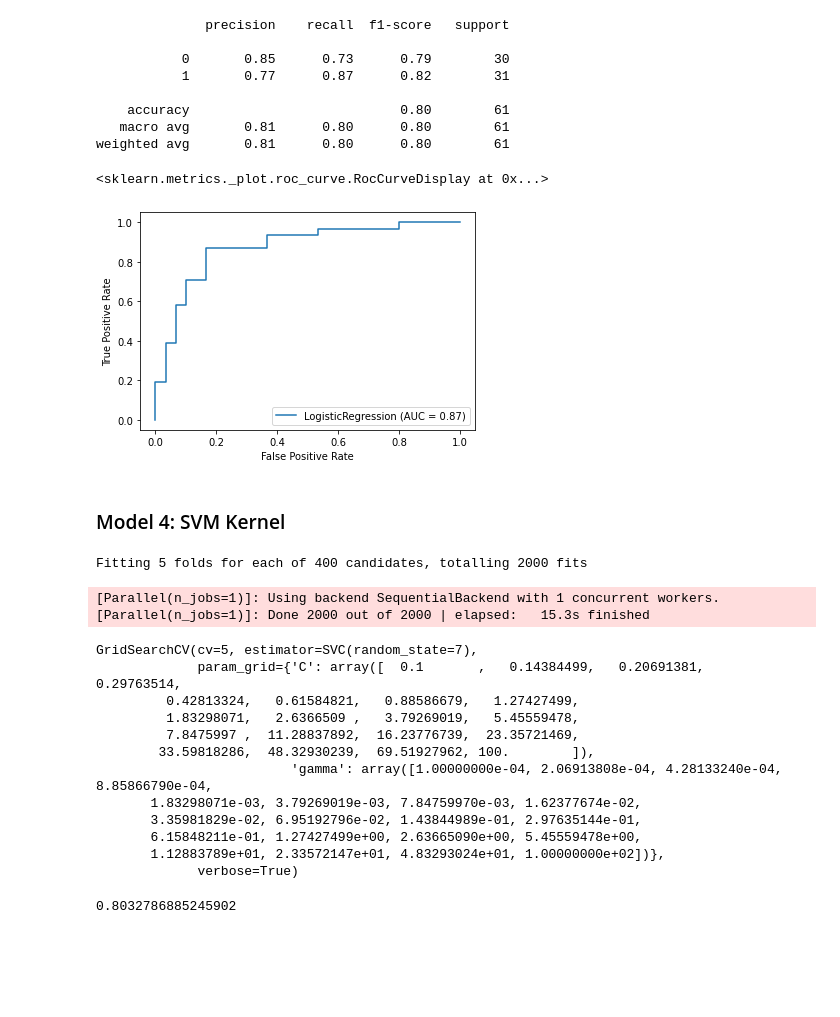
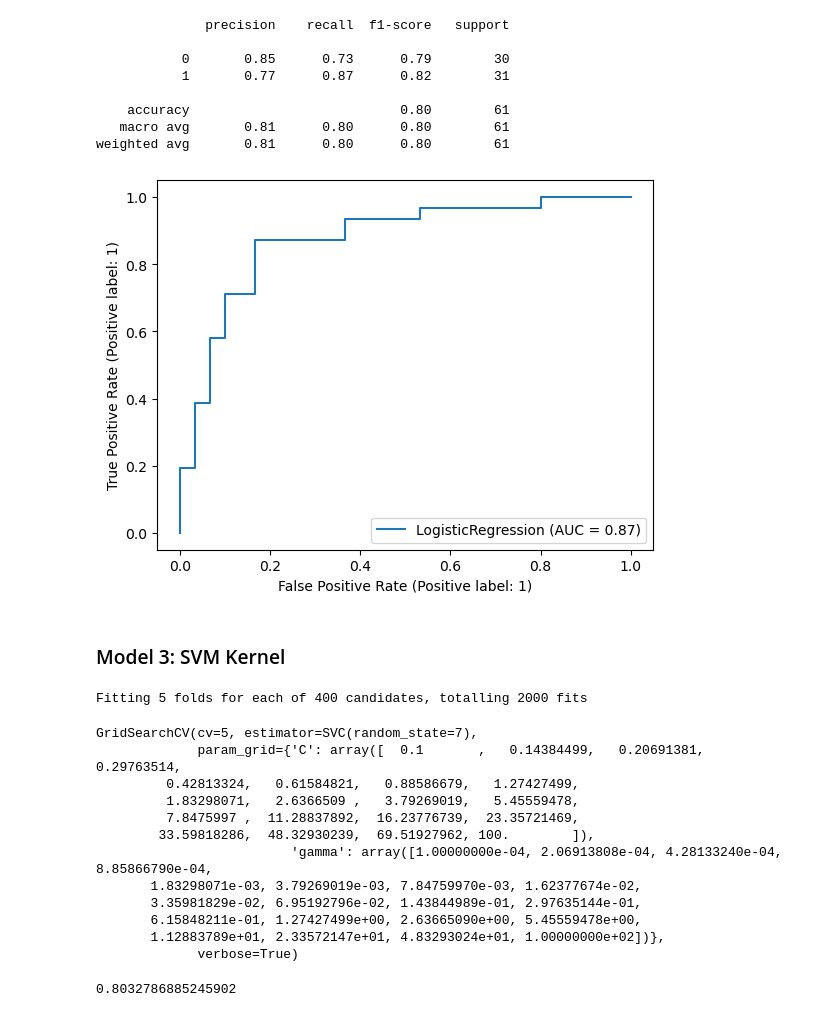
Before and after one commit to shaikhmuhammad7/ml-heart-disease-project, a Jupyter notebook: Heart-Disease-Project.ipynb, the cells around one changed output. Cells and saved outputs as stored; diff of their text form; code cells hidden in the pictures; blank space fills up the shorter version.

```diff
--- a/Heart-Disease-Project.ipynb
+++ b/Heart-Disease-Project.ipynb
@@ -310,5 +288,0 @@ X_test_mms = mms.fit_transform(X_test_ws ,y=None)
-# %%
-from catboost import CatBoostClassifier
-
-cb_clf = CatBoostClassifier()
-cb_clf.fit(X_train_mms, y_train)
@@ -708,12 +610,12 @@ print(classification_report(y_test, y_preds_clf_log))
 weighted avg       0.81      0.80      0.80        61
 # %%
 # Plot ROC Curve
-plot_roc_curve(clf_log, X_test, y_test)
+RocCurveDisplay.from_estimator(clf_log, X_test, y_test)
+plt.show()
 # %% [output]
-<sklearn.metrics._plot.roc_curve.RocCurveDisplay at 0x...>
-[figure, old version]
+[figure, new version]
 # %% [markdown]
-### Model 4: SVM Kernel
+### Model 3: SVM Kernel
 # %%
 # GridSearch
 svm_grid = {"C": np.logspace(-1, 2, 20),
@@ -727,20 +629,18 @@ gs_svm = GridSearchCV(SVC(kernel='rbf', random_state=7),
 gs_svm.fit(X_train, y_train)
 # %% [output]
 Fitting 5 folds for each of 400 candidates, totalling 2000 fits
-[Parallel(n_jobs=1)]: Using backend SequentialBackend with 1 concurrent workers.
-[Parallel(n_jobs=1)]: Done 2000 out of 2000 | elapsed:   15.3s finished
+GridSearchCV(cv=5, estimator=SVC(random_state=7),
+             param_grid={'C': array([  0.1       ,   0.14384499,   0.20691381,   0.29763514,
+         0.42813324,   0.61584821,   0.88586679,   1.27427499,
+         1.83298071,   2.6366509 ,   3.79269019,   5.45559478,
+         7.8475997 ,  11.28837892,  16.23776739,  23.35721469,
+        33.59818286,  48.32930239,  69.51927962, 100.        ]),
+                         'gamma': array([1.00000000e-04, 2.06913808e-04, 4.28133240e-04, 8.85866790e-04,
+       1.83298071e-03, 3.79269019e-03, 7.84759970e-03, 1.62377674e-02,
+       3.35981829e-02, 6.95192796e-02, 1.43844989e-01, 2.97635144e-01,
+       6.15848211e-01, 1.27427499e+00, 2.63665090e+00, 5.45559478e+00,
+       1.12883789e+01, 2.33572147e+01, 4.83293024e+01, 1.00000000e+02])},
+             verbose=True)
-GridSearchCV(cv=5, estimator=SVC(random_state=7),
-             param_grid={'C': array([  0.1       ,   0.14384499,   0.20691381,   0.29763514,
-         0.42813324,   0.61584821,   0.88586679,   1.27427499,
-         1.83298071,   2.6366509 ,   3.79269019,   5.45559478,
-         7.8475997 ,  11.28837892,  16.23776739,  23.35721469,
-        33.59818286,  48.32930239,  69.51927962, 100.        ]),
-                         'gamma': array([1.00000000e-04, 2.06913808e-04, 4.28133240e-04, 8.85866790e-04,
-       1.83298071e-03, 3.79269019e-03, 7.84759970e-03, 1.62377674e-02,
-       3.35981829e-02, 6.95192796e-02, 1.43844989e-01, 2.97635144e-01,
-       6.15848211e-01, 1.27427499e+00, 2.63665090e+00, 5.45559478e+00,
-       1.12883789e+01, 2.33572147e+01, 4.83293024e+01, 1.00000000e+02])},
-             verbose=True)
 # %%
 svm_params = gs_svm.best_params_
 # %%
```
Also changed, not shown: parts of 37 cells of this notebook.
